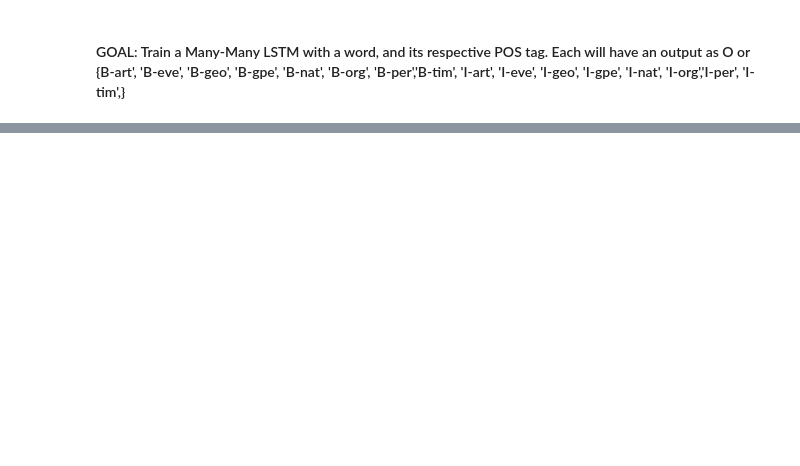
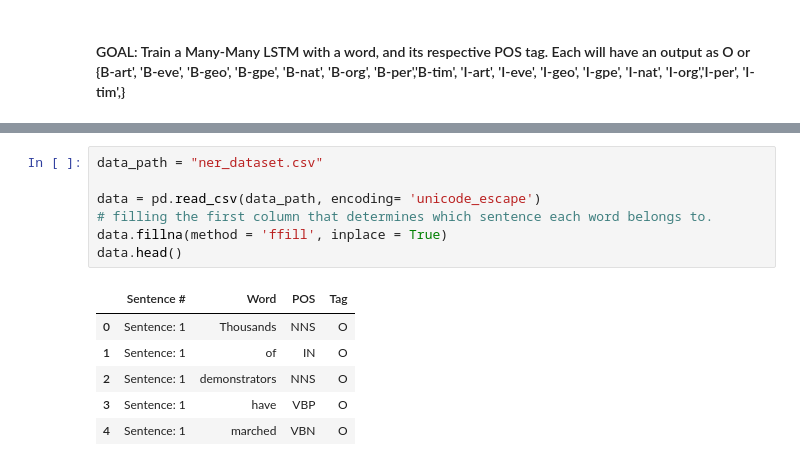
Before and after one commit to viralbthakar/CP8207-NLP-Assignments-Project, a Jupyter notebook: Assignment-2/ner-extraction-pipeline.ipynb, the cells around one changed output, grey strips where cells are left out. Saved outputs shown, nothing was run; the diff lists cells and outputs as text; blank space fills up the shorter version.

Commit message:
All NER methods

```diff
--- a/Assignment-2/ner-extraction-pipeline.ipynb
+++ b/Assignment-2/ner-extraction-pipeline.ipynb
@@ -320,0 +330,14 @@ array([[-3.60159501e-02,  3.03565897e-02,  5.51499054e-03,
+# %%
+data_path = "ner_dataset.csv"
+
+data = pd.read_csv(data_path, encoding= 'unicode_escape')
+# filling the first column that determines which sentence each word belongs to.
+data.fillna(method = 'ffill', inplace = True)
+data.head()
+# %% [output]
+|  | Sentence # | Word | POS | Tag |
+| 0 | Sentence: 1 | Thousands | NNS | O |
+| 1 | Sentence: 1 | of | IN | O |
+| 2 | Sentence: 1 | demonstrators | NNS | O |
+| 3 | Sentence: 1 | have | VBP | O |
+| 4 | Sentence: 1 | marched | VBN | O |
```
Also changed, not shown: parts of 97 cells of this notebook.
